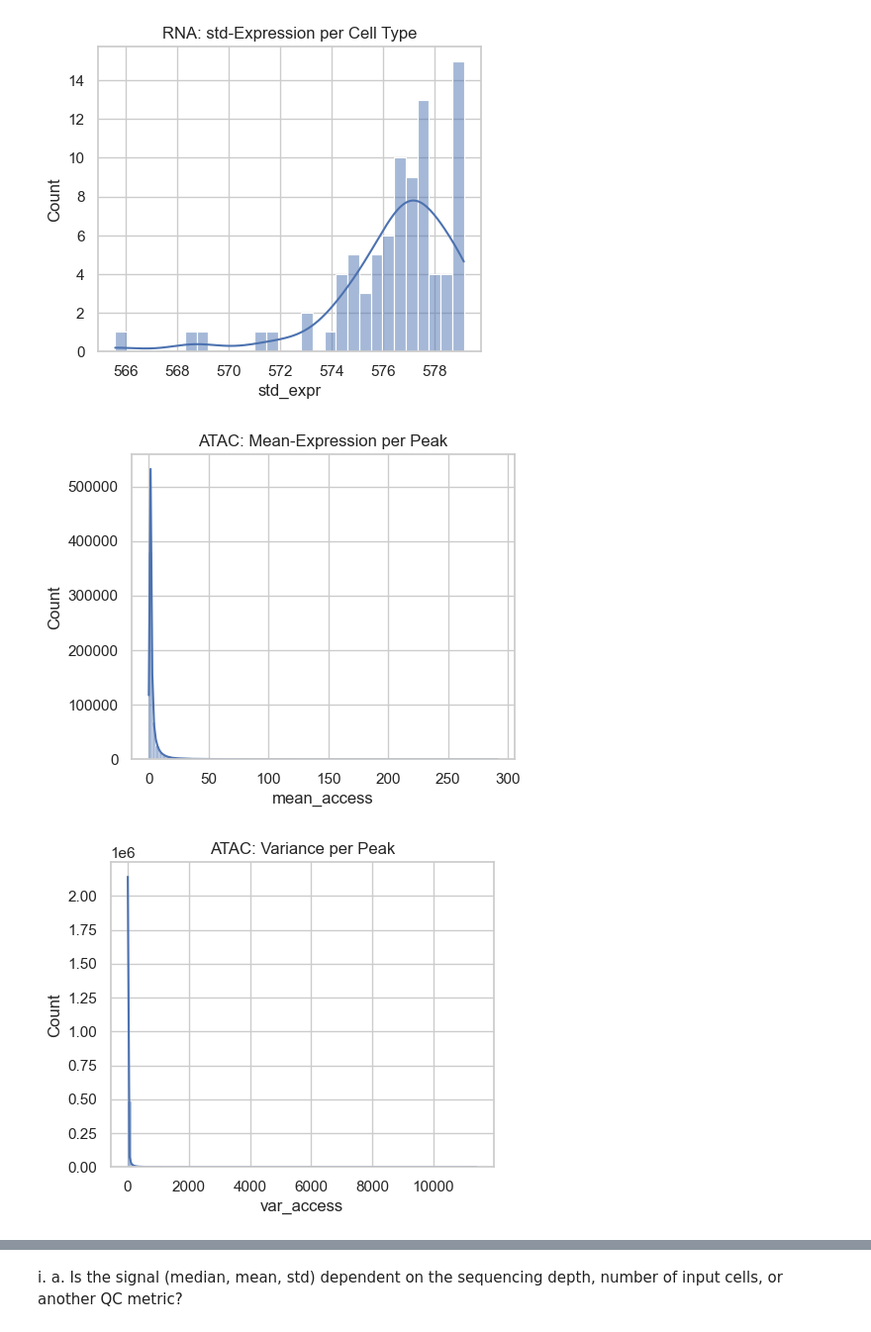
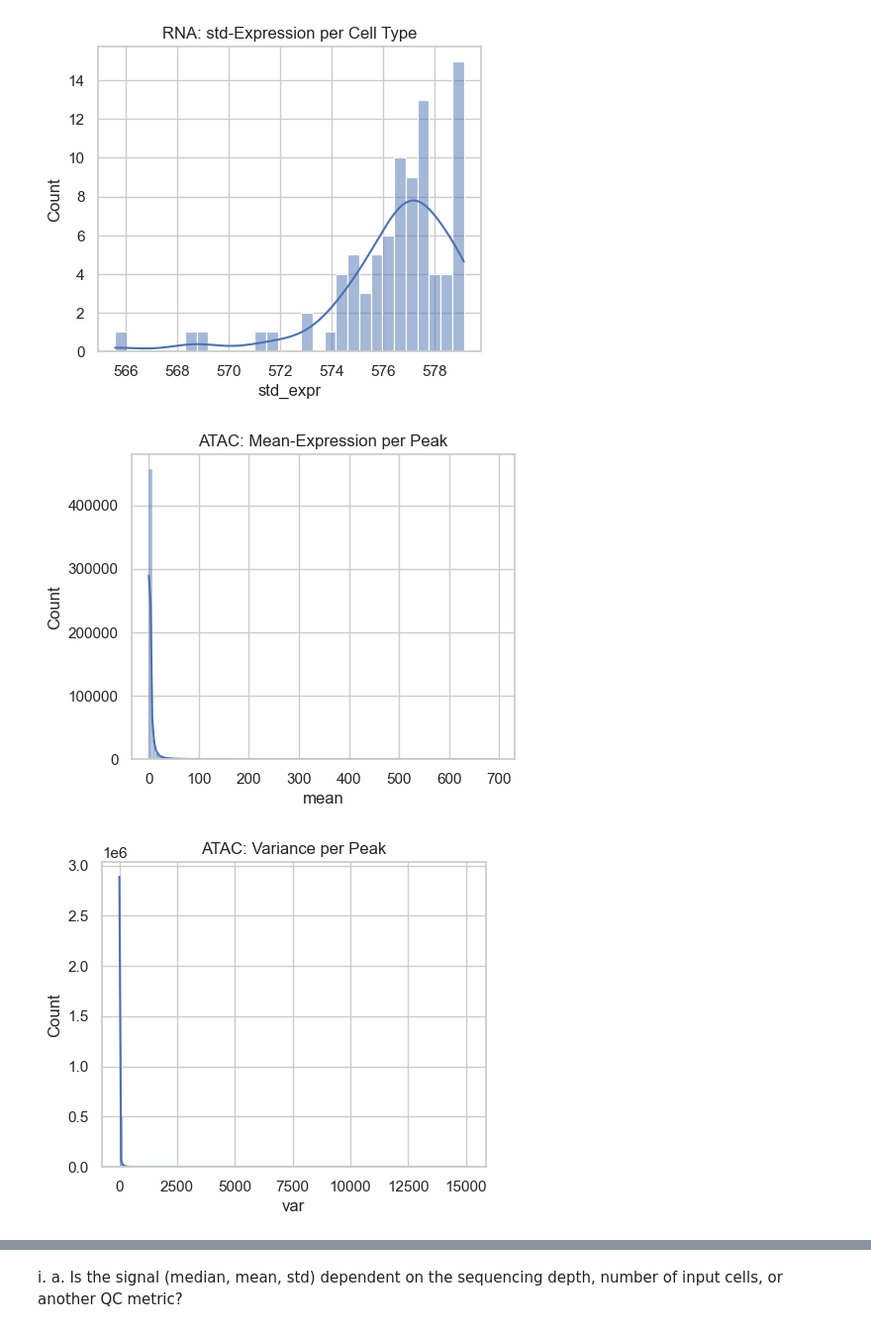
Before and after one commit to Topic2-Gene-Regulation-Immune-Cells/ILC-cells-Team4, a Jupyter notebook: 01_quality_control.ipynb, the cells around one changed output, grey strips where cells are left out. Shown at 99% size. Drawn from its saved outputs; the diff is of its cells as text; code cells hidden in the pictures.

```diff
--- a/01_quality_control.ipynb
+++ b/01_quality_control.ipynb
@@ -25,18 +25,18 @@ meta1 = meta1.set_index("SampleName").groupby("CellType")
 meta2 = pd.read_excel(MMC1_PATH, sheet_name="Read Statistics")
 meta2 = meta2.set_index("sample.name").groupby("population.name")
 # %%
-sns.set_theme(style="whitegrid")
-
+#remove data that aren't cell populations
+atac = atac.drop(columns=["mm10.60way.phastCons_scores", "_-log10_bestPvalue", "Included.in.systematic.analysis"])
 # 1. Compute per‐cell stats
 cell_stats = pd.DataFrame({
     "mean_access":   atac.mean(axis=0, numeric_only=True),
     "median_access": atac.median(axis=0, numeric_only=True),
     "std_access":    atac.std(axis=0, numeric_only=True)
 })
-#remove data that aren't cell populations
-cell_stats = cell_stats.drop(index=["mm10.60way.phastCons_scores", "_-log10_bestPvalue", "Included.in.systematic.analysis"])
 
 # 2. Visualize
+sns.set_theme(style="whitegrid")
+
 plt.figure(figsize=(5,4))
 sns.histplot(cell_stats["mean_access"], bins=80, kde=True)
 plt.title("Mean ATAC Accessibility per Cell")
@@ -84,27 +84,36 @@ plt.show()
 [figure]
 [figure]
 # %%
+from scipy.stats import skew
+
 # 4.1 Peak stats
 peak_stats = pd.DataFrame({
-    "mean_access": atac.mean(axis=1, numeric_only=True),
-    "var_access":  atac.var(axis=1, numeric_only=True),
-    "cv_access":   atac.std(axis=1, numeric_only=True)/(atac.mean(axis=1, numeric_only=True)+1e-6)
+    "mean": atac.mean(axis=1, numeric_only=True),
+    "var":  atac.var(axis=1, numeric_only=True),
+    "cv":   atac.std(axis=1, numeric_only=True)/(atac.mean(axis=1, numeric_only=True)+1e-6),
+    "skew": atac.select_dtypes(include=[np.number]).apply(lambda row: skew(row), axis=1),
+    "peak_range": atac.max(axis=1, numeric_only=True) - atac.min(axis=1, numeric_only=True)
 })
 
 plt.figure(figsize=(5,4))
-sns.histplot(peak_stats["mean_access"], bins=100, kde=True)
+sns.histplot(peak_stats["mean"], bins=100, kde=True)
 plt.title("ATAC: Mean-Expression per Peak")
 plt.show()
 
 plt.figure(figsize=(5,4))
-sns.histplot(peak_stats["var_access"], bins=100, kde=True)
+sns.histplot(peak_stats["var"], bins=100, kde=True)
 plt.title("ATAC: Variance per Peak")
 plt.show()
 
 plt.figure(figsize=(5,4))
-sns.histplot(peak_stats["cv_access"], bins=100, kde=True)
+sns.histplot(peak_stats["cv"], bins=100, kde=True)
 plt.title("ATAC: CV per Peak")
 plt.show()
+
+plt.figure(figsize=(5,4))
+sns.histplot(peak_stats["skew"], bins=100, kde=True)
+plt.title("ATAC: Skewness per Peak")
+plt.show()
 # %% [output]
-[figure, old version]
+[figure, new version]
-[figure, old version]
+[figure, new version]
```
Also changed, not shown: parts of 4 cells of this notebook.
